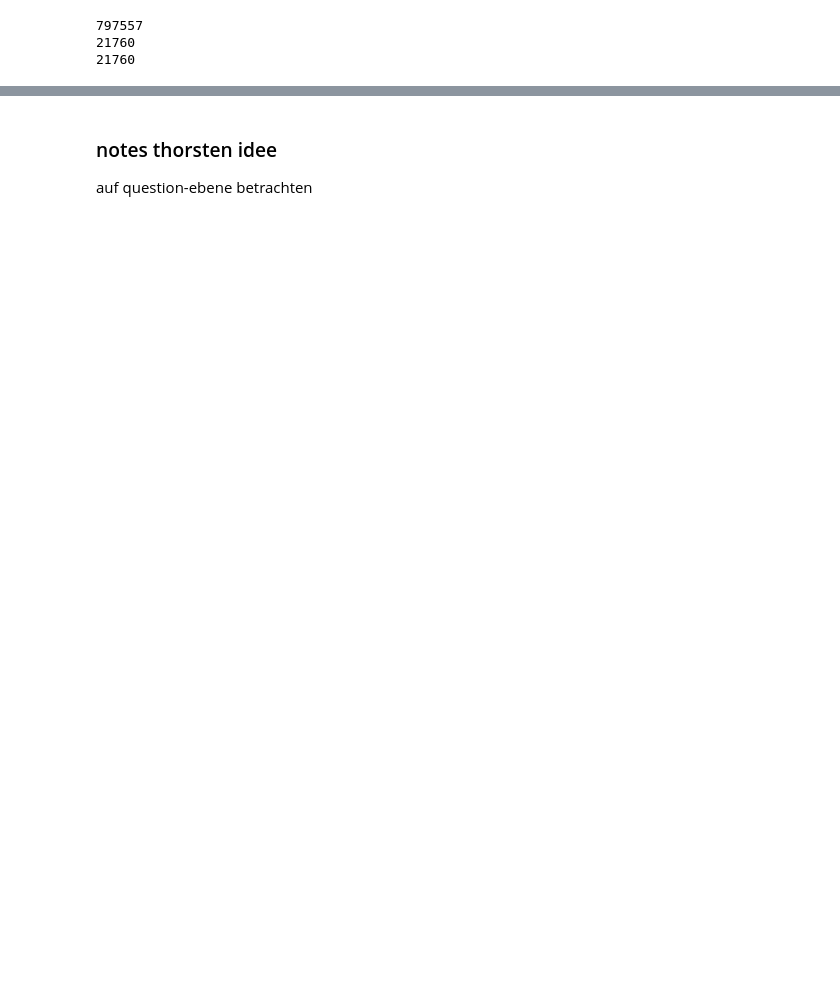
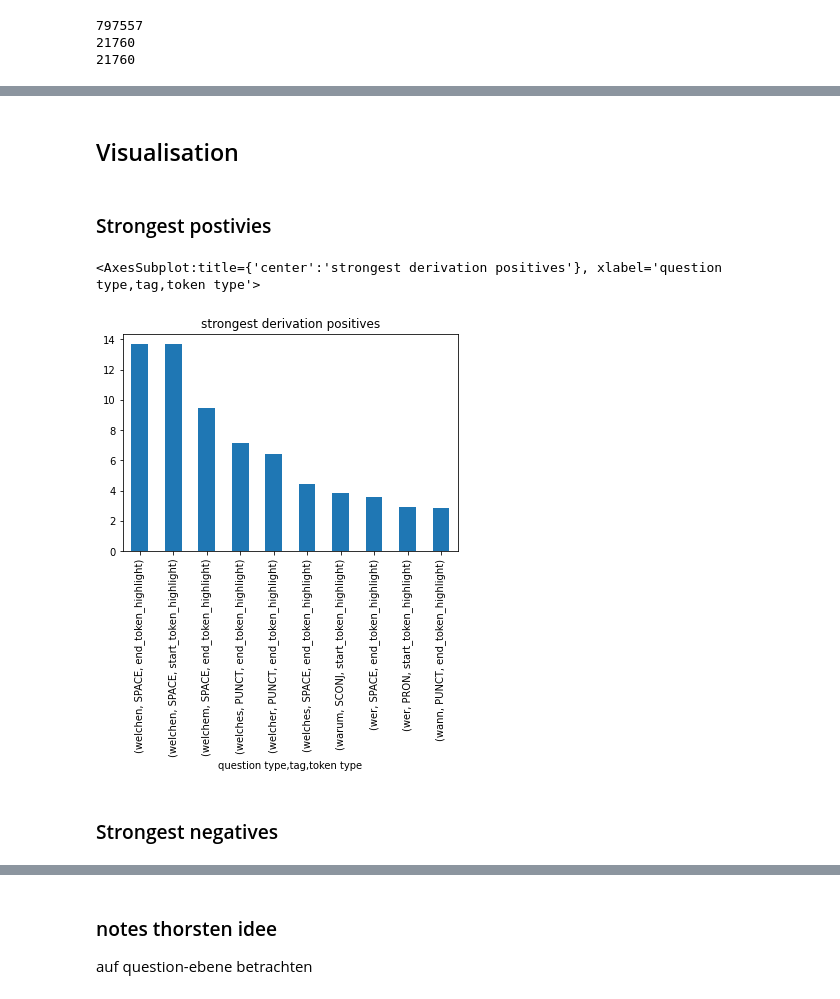
Before and after one commit to stefan-beuchert/GELECTRA_XAI, a Jupyter notebook: Data_Analysis/Which POS ist most interesting for GELECTRA_.ipynb, the cells around one changed output, grey strips where cells are left out. Drawn from its saved outputs; the diff is of its cells as text; code cells hidden in the pictures; blank space fills up the shorter version.

```diff
--- a/Data_Analysis/Which POS ist most interesting for GELECTRA_.ipynb
+++ b/Data_Analysis/Which POS ist most interesting for GELECTRA_.ipynb
@@ -208,0 +212,4 @@ print(frequencies_df['end token total'].sum())
+# %%
+# get question type labels and split data in groups
+data_grouped_by_question_type = data_df.groupby('question_type')
+list_of_question_types = list(data_grouped_by_question_type.groups.keys())
@@ -208,0 +292,15 @@ print(frequencies_df['end token total'].sum())
+# %% [markdown]
+## Visualisation
+# %% [markdown]
+### Strongest postivies
+# %%
+overview_df \
+    .set_index(['question type', 'tag', 'token type']) \
+    .sort_values('percentage difference', ascending = False) \
+    .head(10)['percentage difference'] \
+    .plot(kind='bar', title = 'strongest derivation positives')
+# %% [output]
+<AxesSubplot:title={'center':'strongest derivation positives'}, xlabel='question type,tag,token type'>
+[figure, added]
+# %% [markdown]
+### Strongest negatives
```
Also changed, not shown: parts of 13 cells of this notebook, 5 other files.
